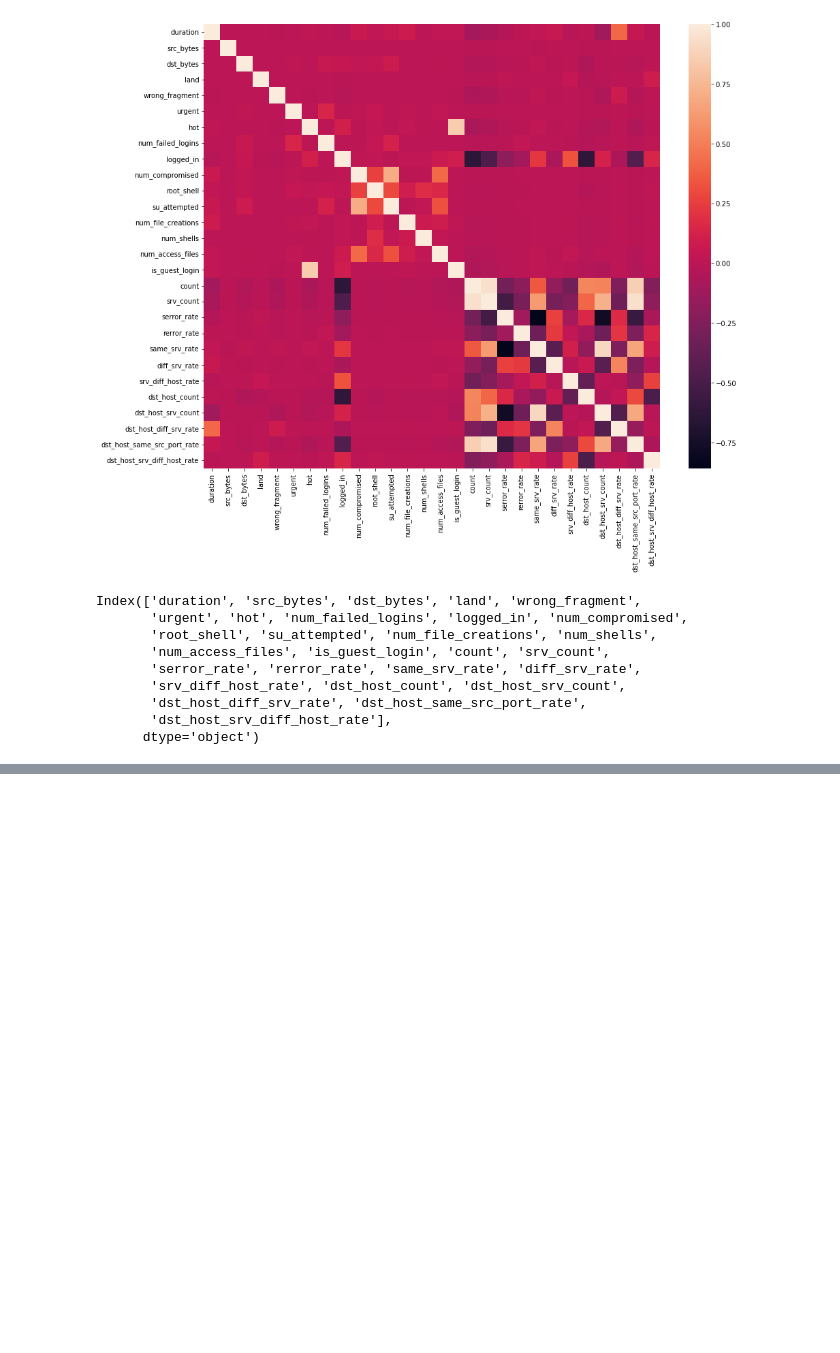
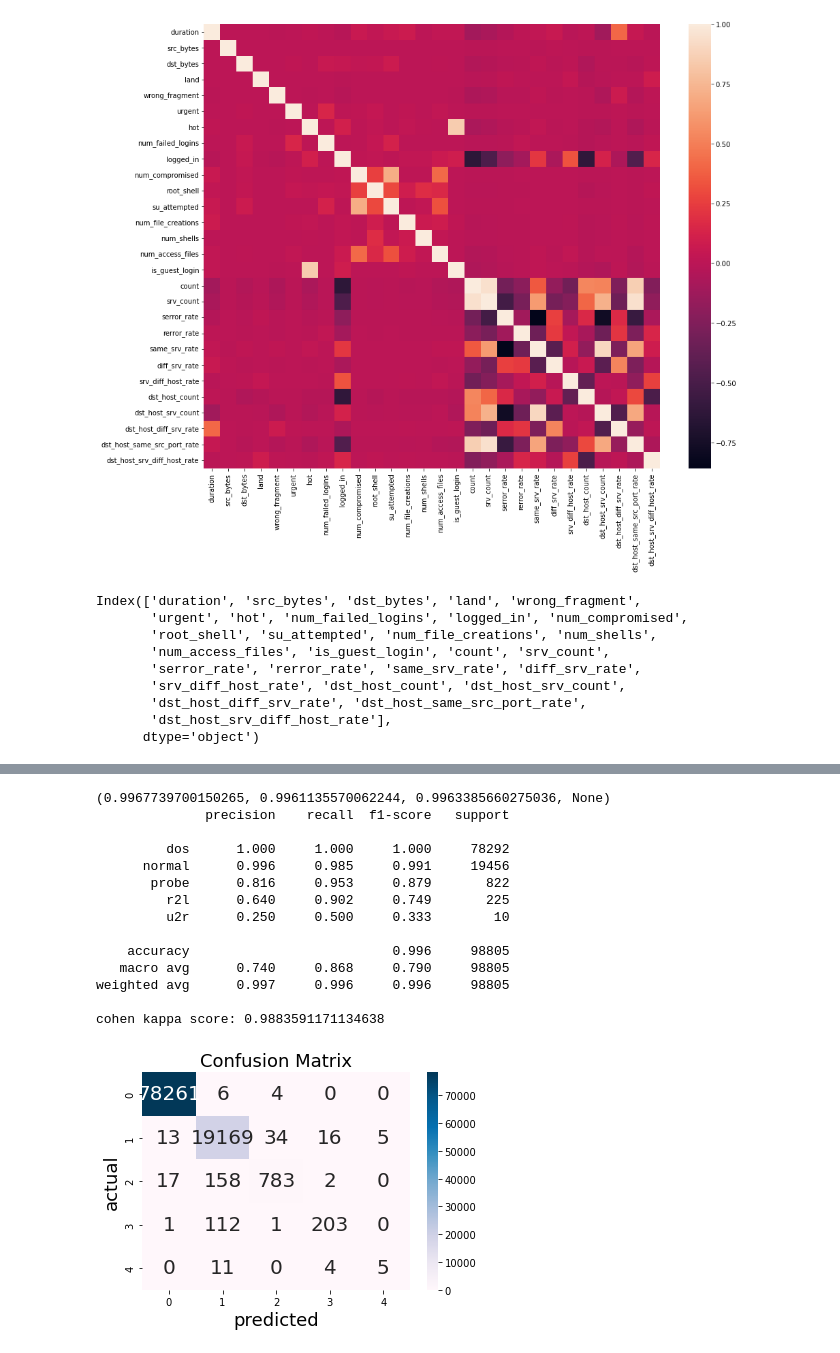
Before and after one commit to vladyslavmakartet/earin_labs, a Jupyter notebook: lab4/task.ipynb, the cells around one changed output, grey strips where cells are left out. Cells and saved outputs as stored; diff of their text form; code cells hidden in the pictures; blank space fills up the shorter version.

```diff
--- a/lab4/task.ipynb
+++ b/lab4/task.ipynb
@@ -789,0 +594,50 @@ cohen kappa score: 0.9993622039333294
+# %%
+X_train_no_pipeline, X_test_no_pipeline, y_train_no_pipeline, y_test_no_pipeline = train_test_split(X,y,test_size=0.2, random_state=30, stratify=y)
+
+qt = QuantileTransformer()
+X_train2 = qt.fit_transform(X_train_no_pipeline._get_numeric_data())
+sc = StandardScaler()
+X_train2 = sc.fit_transform(X_train2)
+
+ohc = OneHotEncoder(sparse=False, handle_unknown='ignore')
+X_train3 = X_train_no_pipeline[['protocol_type', 'flag']]
+X_train3 = ohc.fit_transform(X_train3)
+X_train2 = pd.DataFrame(X_train2)
+X_train3 = pd.DataFrame(X_train3)
+df_train_witout_pipeline = pd.concat([X_train2,X_train3],axis=1)
+
+qt2 = QuantileTransformer()
+X_test2 = qt2.fit_transform(X_test_no_pipeline._get_numeric_data())
+sc2 = StandardScaler()
+X_test2 = sc2.fit_transform(X_test2)
+
+ohc2 = OneHotEncoder(sparse=False, handle_unknown='ignore')
+X_test3 = X_test_no_pipeline[['protocol_type', 'flag']]
+X_test3 = ohc.fit_transform(X_test3)
+X_test2 = pd.DataFrame(X_test2)
+X_test3 = pd.DataFrame(X_test3)
+
+df_test_without_pipeline = pd.concat([X_test2,X_test3],axis=1)
+
+
+
+clf = LogisticRegression(solver='liblinear',class_weight='balanced', max_iter=1000)
+clf.fit(df_train_witout_pipeline, y_train_no_pipeline)
+y_pred_log_reg_ = clf.predict(df_test_without_pipeline)
+evaluation(y_pred_log_reg_, y_test_no_pipeline)
+# %% [output]
+(0.9967739700150265, 0.9961135570062244, 0.9963385660275036, None)
+              precision    recall  f1-score   support
+
+         dos      1.000     1.000     1.000     78292
+      normal      0.996     0.985     0.991     19456
+       probe      0.816     0.953     0.879       822
+         r2l      0.640     0.902     0.749       225
+         u2r      0.250     0.500     0.333        10
+
+    accuracy                          0.996     98805
+   macro avg      0.740     0.868     0.790     98805
+weighted avg      0.997     0.996     0.996     98805
+
+cohen kappa score: 0.9883591171134638
+[figure, added]
```
Also changed, not shown: parts of 48 cells of this notebook.
